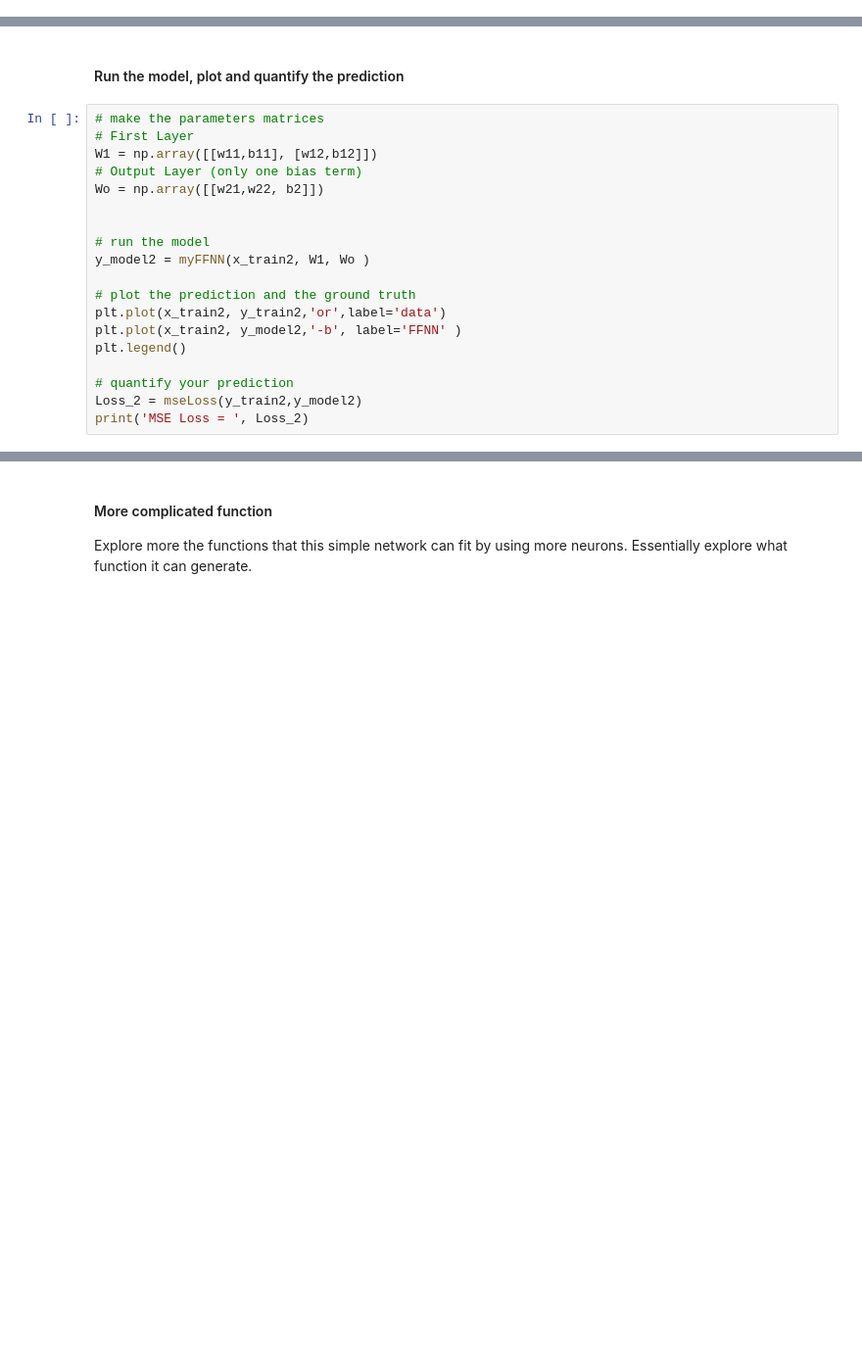
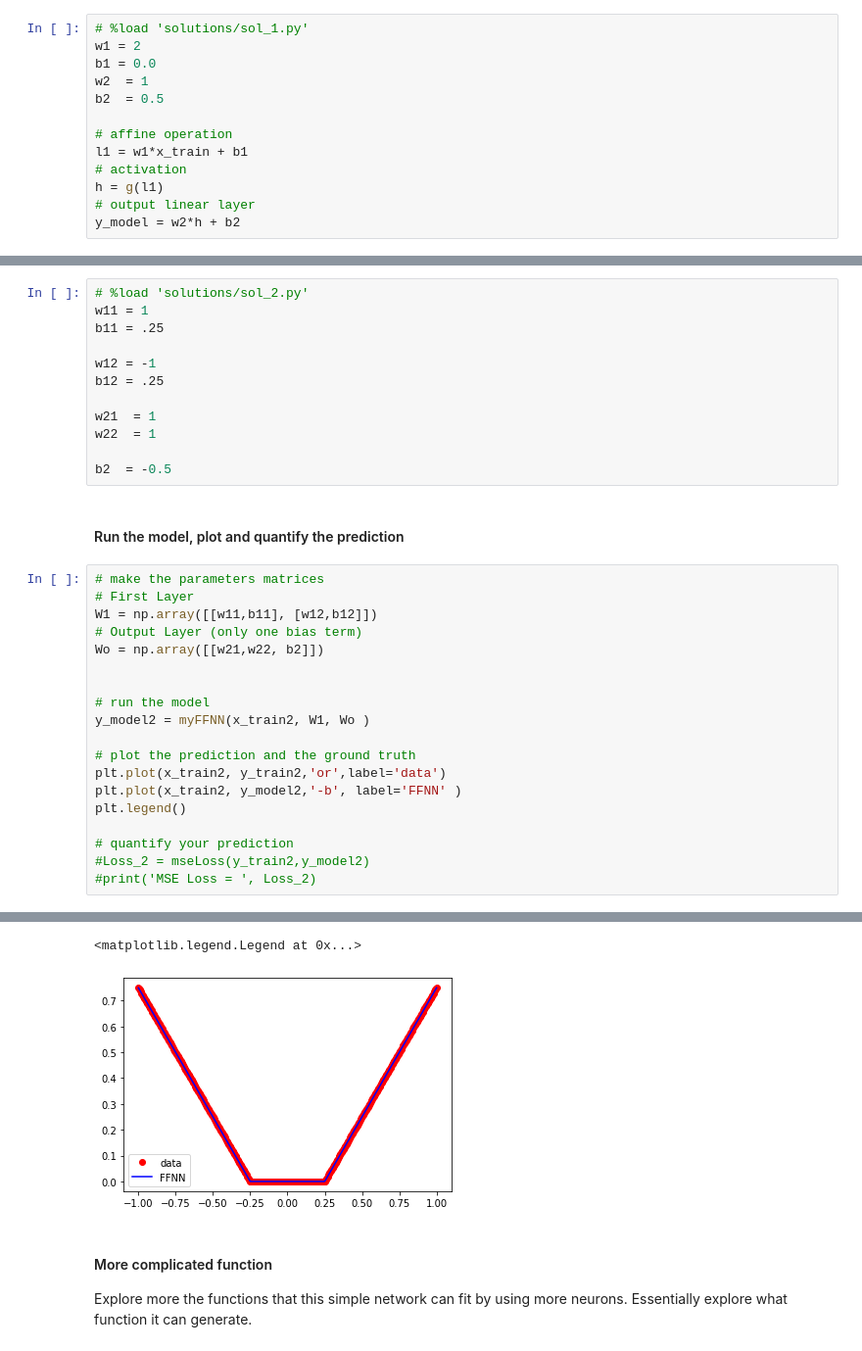
Before and after one commit to songdavidb/2019-CS109A, a Jupyter notebook: content/sections/section9/notebook/cs109a_section_9.ipynb, the cells around one changed output, grey strips where cells are left out. Shown: that part at 98% size. Drawn from its saved outputs; the diff is of its cells as text; blank space fills up the shorter version.

```diff
--- a/content/sections/section9/notebook/cs109a_section_9.ipynb
+++ b/content/sections/section9/notebook/cs109a_section_9.ipynb
@@ -188,3 +186,16 @@ y_train = w21 * g(l1) + b11
+# %%
+# %load 'solutions/sol_1.py'
+w1 = 2
+b1 = 0.0
+w2  = 1
+b2  = 0.5
+
+# affine operation
+l1 = w1*x_train + b1
+# activation
+h = g(l1)
+# output linear layer
+y_model = w2*h + b2
 # %% [markdown]
 #### Plot the prediction and the ground truth
 # %%
@@ -309,3 +362,15 @@ solutions/sol_2.py
+# %%
+# %load 'solutions/sol_2.py'
+w11 = 1
+b11 = .25
+
+w12 = -1
+b12 = .25
+
+w21  = 1
+w22  = 1
+
+b2  = -0.5
 # %% [markdown]
 #### Run the model, plot and quantify the prediction
 # %%
@@ -325,5 +390,6 @@ plt.plot(x_train2, y_model2,'-b', label='FFNN' )
 plt.legend()
 
 # quantify your prediction
-Loss_2 = mseLoss(y_train2,y_model2)
-print('MSE Loss = ', Loss_2)
+#Loss_2 = mseLoss(y_train2,y_model2)
+#print('MSE Loss = ', Loss_2)
+# %% [output]
@@ -330,3 +405,5 @@ print('MSE Loss = ', Loss_2)
+<matplotlib.legend.Legend at 0x...>
+[figure, added]
 # %% [markdown]
 #### More complicated function
 Explore more the functions that this simple network can fit by using more neurons. Essentially explore what function it can generate.
```
Also changed, not shown: parts of 10 cells of this notebook, 1 other file.
